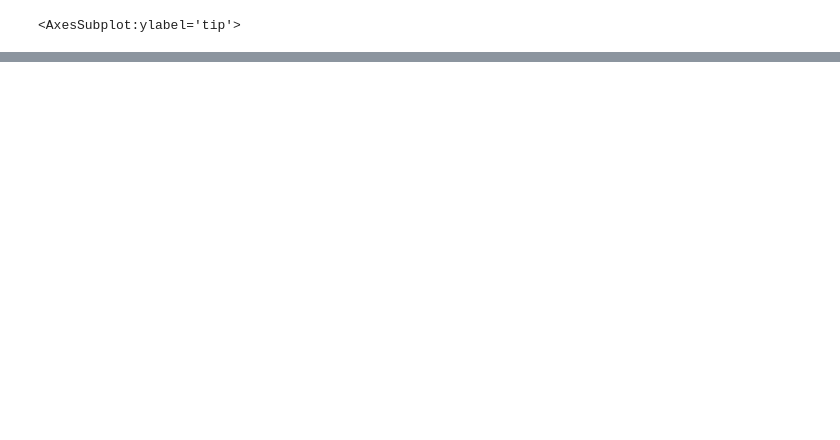
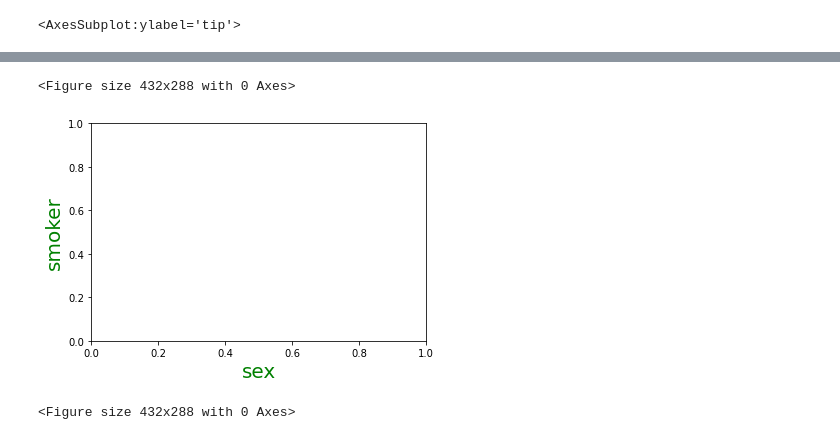
Before and after one commit to HumKariuki/Numpy, a Jupyter notebook: Data_Visualisation.ipynb, the cells around one changed output, grey strips where cells are left out. Drawn from its saved outputs; the diff is of its cells as text; code cells hidden in the pictures; blank space fills up the shorter version.

```diff
--- a/Data_Visualisation.ipynb
+++ b/Data_Visualisation.ipynb
@@ -53,0 +75,8 @@ df.groupby(['time','day'])['tip'].mean().plot(kind='pie')
+# %%
+plt.xlabel('sex',c='g',fontsize=20)
+plt.ylabel('smoker',c='g',fontsize=20)
+plt.figure()
+# %% [output]
+<Figure size 432x288 with 0 Axes>
+[figure, added]
+<Figure size 432x288 with 0 Axes>
```
Also changed, not shown: parts of 2 cells of this notebook, 1 other file.
